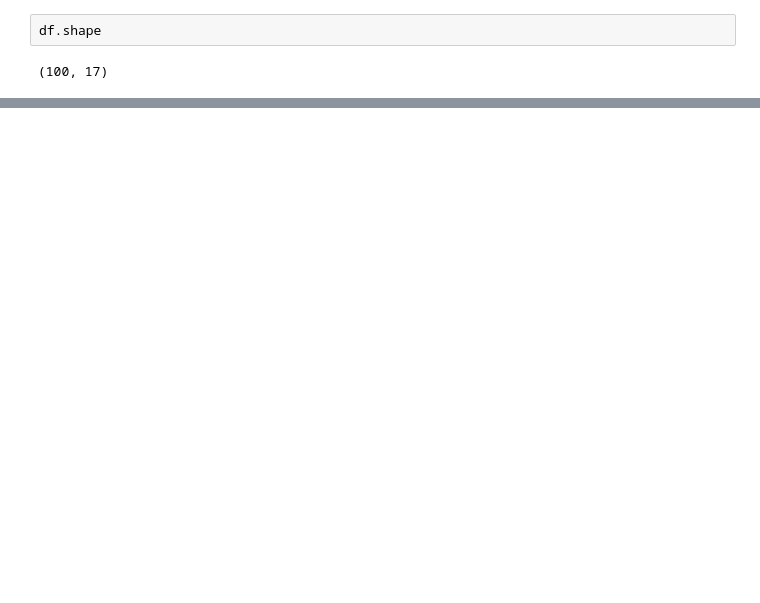
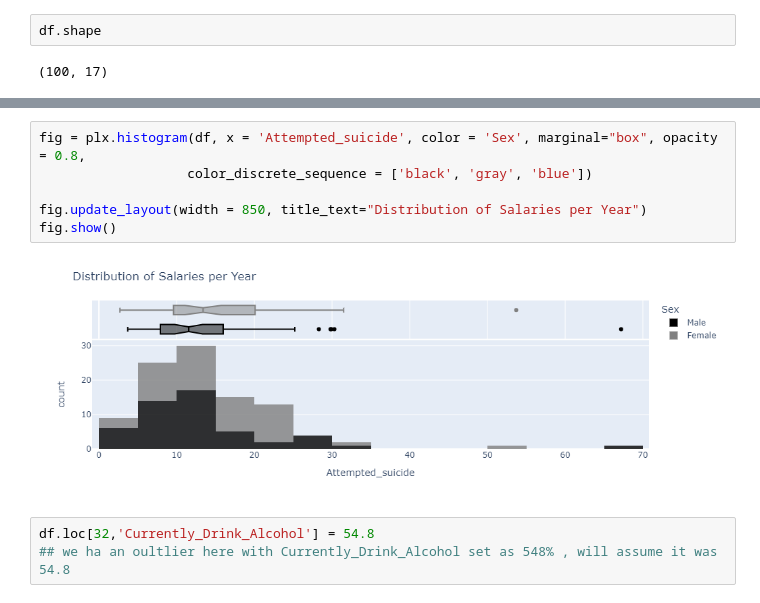
Before and after one commit to mart-anthony-stark/Machine-Learning-and-Deep-Learning, a Jupyter notebook: Suicidal Behaviours Among Adolescents/pooled_data_analysis.ipynb, the cells around one changed output, grey strips where cells are left out. Saved outputs shown, nothing was run; the diff lists cells and outputs as text; blank space fills up the shorter version.

```diff
--- a/Suicidal Behaviours Among Adolescents/pooled_data_analysis.ipynb
+++ b/Suicidal Behaviours Among Adolescents/pooled_data_analysis.ipynb
@@ -143,0 +198,11 @@ fig_bar.show()
+# %%
+fig = plx.histogram(df, x = 'Attempted_suicide', color = 'Sex', marginal="box", opacity = 0.8,
+                   color_discrete_sequence = ['black', 'gray', 'blue'])
+
+fig.update_layout(width = 850, title_text="Distribution of Salaries per Year")
+fig.show()
+# %% [output]
+[figure, added]
+# %%
+df.loc[32,'Currently_Drink_Alcohol'] = 54.8
+## we ha an oultlier here with Currently_Drink_Alcohol set as 548% , will assume it was 54.8
```
Also changed, not shown: parts of 17 cells of this notebook.
